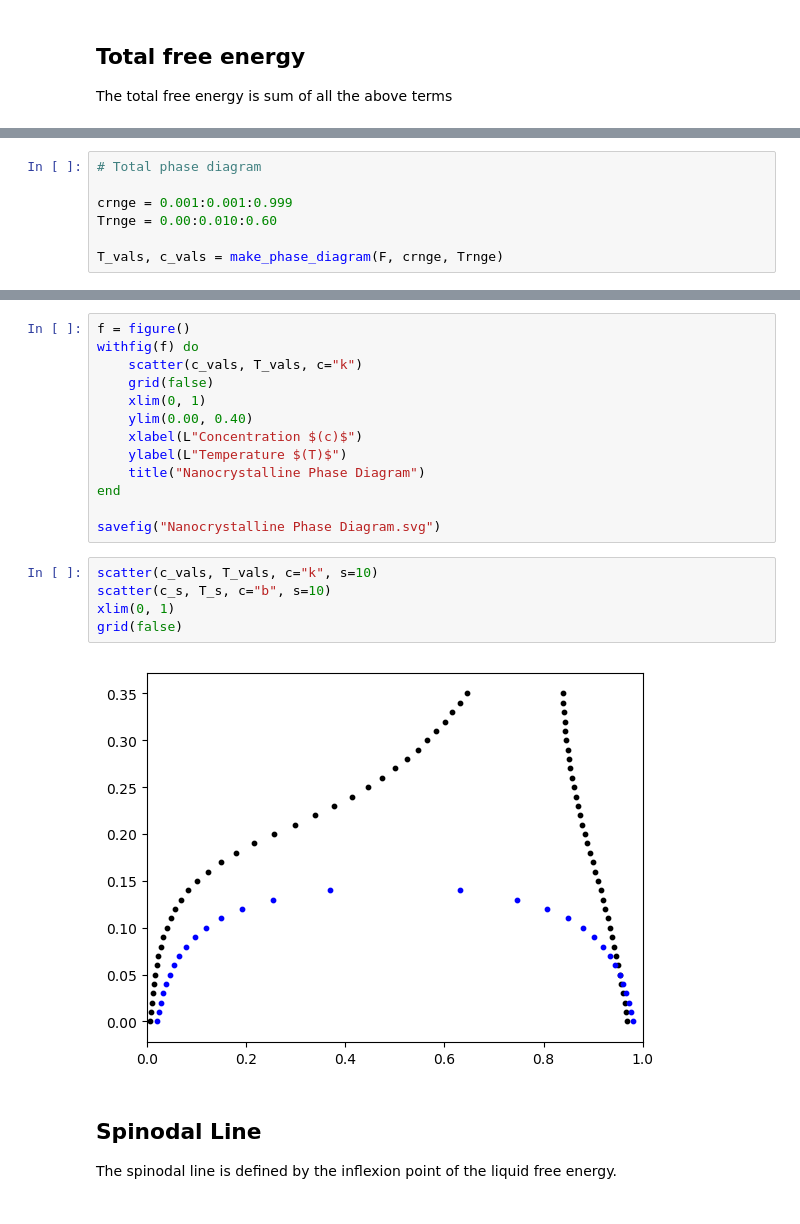
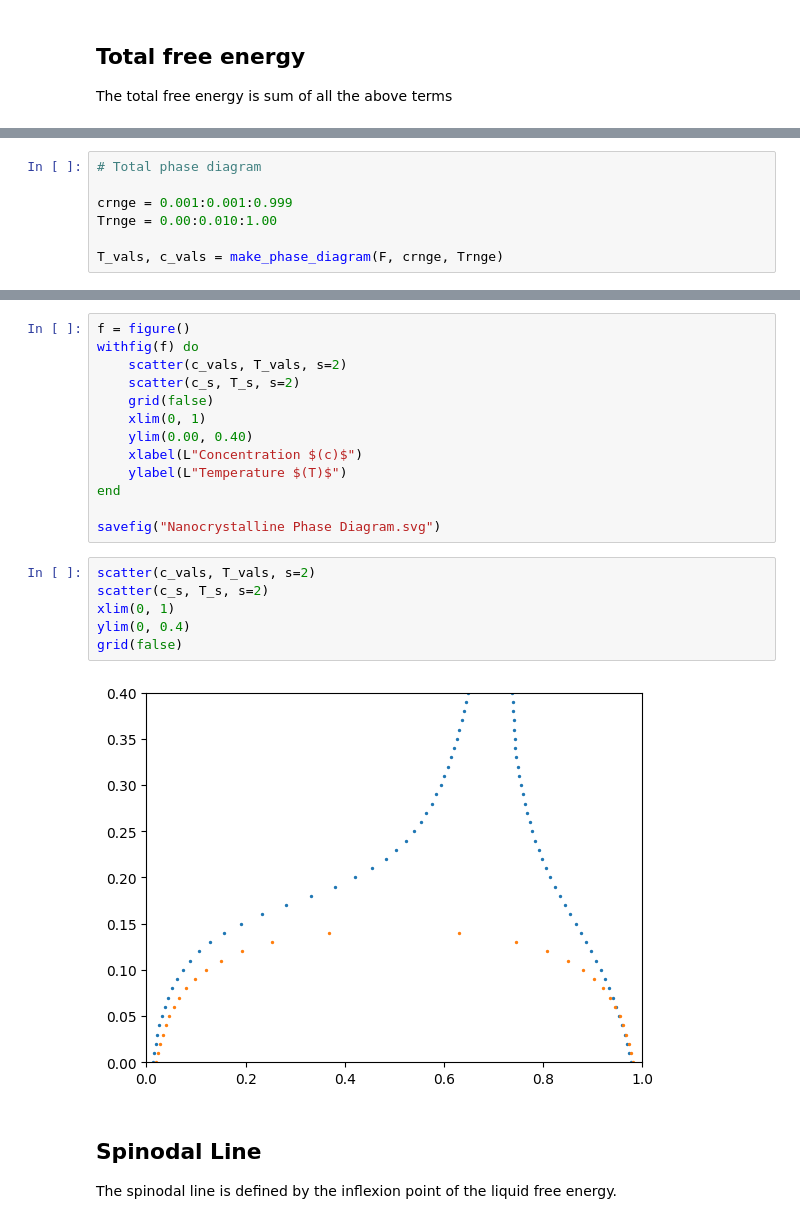
Before and after one commit to nsmith5/thesis, a Jupyter notebook: 1.0/1.- Nanocrystalline Gold/Phase Diagram/phase diagram.ipynb, the cells around one changed output, grey strips where cells are left out. Saved outputs shown, nothing was run; the diff lists cells and outputs as text.

Commit message:
[WIP] Updating phase diagram

```diff
--- a/1.0/1.- Nanocrystalline Gold/Phase Diagram/phase diagram.ipynb
+++ b/1.0/1.- Nanocrystalline Gold/Phase Diagram/phase diagram.ipynb
@@ -214,7 +207,7 @@ make_phase_diagram (generic function with 1 method)
 # Total phase diagram
 
 crnge = 0.001:0.001:0.999
-Trnge = 0.00:0.010:0.60
+Trnge = 0.00:0.010:1.00
 
 T_vals, c_vals = make_phase_diagram(F, crnge, Trnge)
 # %% [output]
@@ -236,23 +245,24 @@ WARNING: Method definition Fₗ(Any, Any) in module Main at In[47]:7 overwritten
 # %%
 f = figure()
 withfig(f) do
-    scatter(c_vals, T_vals, c="k")
+    scatter(c_vals, T_vals, s=2)
+    scatter(c_s, T_s, s=2)
     grid(false)
     xlim(0, 1)
     ylim(0.00, 0.40)
     xlabel(L"Concentration $(c)$")
     ylabel(L"Temperature $(T)$")
-    title("Nanocrystalline Phase Diagram")
 end
 
 savefig("Nanocrystalline Phase Diagram.svg")
 # %%
-scatter(c_vals, T_vals, c="k", s=10)
-scatter(c_s, T_s, c="b", s=10)
+scatter(c_vals, T_vals, s=2)
+scatter(c_s, T_s, s=2)
 xlim(0, 1)
+ylim(0, 0.4)
 grid(false)
 # %% [output]
-[figure, old version]
+[figure, new version]
 # %% [markdown]
 ## Spinodal Line
 
```
Also changed, not shown: parts of 8 cells of this notebook, 1 other file.
